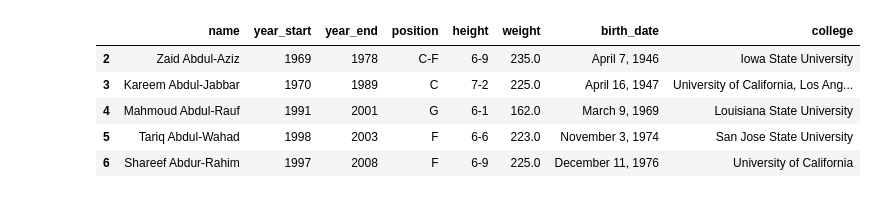
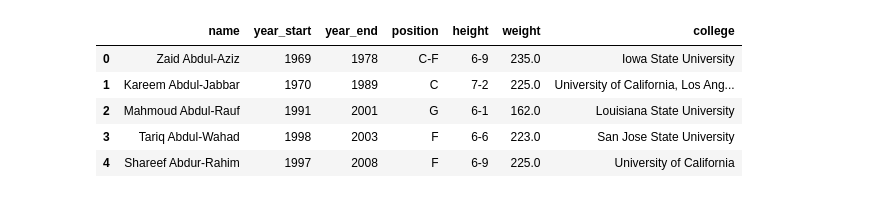
Before and after one commit to fralfaro/MAT281, a Jupyter notebook: docs/lectures/data_manipulation/pd_01b.ipynb, the cells around one changed output. Cells and saved outputs as stored; diff of their text form; code cells hidden in the pictures.

```diff
--- a/docs/lectures/data_manipulation/pd_01b.ipynb
+++ b/docs/lectures/data_manipulation/pd_01b.ipynb
@@ -5,0 +19,11 @@
+# %%
+import pandas as pd
+import numpy as np
+import seaborn as sns
+import matplotlib.pyplot as plt
+
+# Dataset NBA Players
+path = "https://raw.githubusercontent.com/fralfaro/MAT281/main/docs/lectures/data_manipulation/data/player_info.csv"
+df = pd.read_csv(path).dropna()
+df["decade"] = df["year_start"].apply(lambda x: "2000s" if x >= 2000 else "1900s")
+df.head()
@@ -33,6 +65,0 @@ import numpy as np
-# %%
-# cargar datos
-path = 'https://raw.githubusercontent.com/fralfaro/MAT281/main/docs/lectures/data_manipulation/data/player_info.csv'
-df = pd.read_csv(path, sep="," ).dropna()
-df['Decade'] = df['year_start'].apply(lambda x: '2000' if x>=2000 else '1900')
-df.head()
@@ -132,5 +125,5 @@ En pandas, el método `transform()` permite aplicar una función de transformaci
 # %%
-# Agrega una columna con el promedio de peso por década y posición
-df['mean_weight'] = df.groupby(['Decade','position'])['weight'].transform('mean')
-df.head()
+# Agrega la media del grupo como nueva columna (mantiene el índice original)
+df["mean_weight_group"] = df.groupby(["decade", "position"])["weight"].transform("mean")
+df[["name", "position", "decade", "weight", "mean_weight_group"]].head()
 # %% [output]
@@ -171,6 +154,8 @@ La función `concat()` realiza todo el trabajo pesado de realizar operaciones de
 # %%
-# cargar datos
-path = 'https://raw.githubusercontent.com/fralfaro/MAT281/main/docs/lectures/data_manipulation/data/player_info.csv'
-df = pd.read_csv(path, sep="," ).dropna()
-df.head()
+df_antes_2000  = df.loc[df["year_start"] < 2000]
+df_desde_2000  = df.loc[df["year_start"] >= 2000]
+
+# Mismas columnas → apila filas
+result = pd.concat([df_antes_2000, df_desde_2000])
+print(result.shape)   # misma cantidad de columnas
 # %% [output]
@@ -264,17 +181,19 @@ Este método permite enriquecer un conjunto de datos incorporando información q
 
 <img src="https://miro.medium.com/v2/0*-7x_-C-W1UUbF65N.png" width = "500" align="center"/>
 # %%
-# cargar datos
-path = 'https://raw.githubusercontent.com/fralfaro/MAT281/main/docs/lectures/data_manipulation/data/player_info.csv'
-df = pd.read_csv(path, sep="," ).dropna()
-df.head()
+df_info    = df[["name", "year_start", "year_end", "position"]]
+df_fisico  = df[["name", "height", "weight", "college"]]
+
+# Inner join por nombre
+result = pd.merge(df_info, df_fisico, on="name")
+result.head()
 # %% [output]
-|  | name | year_start | year_end | position | height | weight | birth_date | college |
-| 2 | Zaid Abdul-Aziz | 1969 | 1978 | C-F | 6-9 | 235.0 | April 7, 1946 | Iowa State University |
-| 3 | Kareem Abdul-Jabbar | 1970 | 1989 | C | 7-2 | 225.0 | April 16, 1947 | University of California, Los Ang... |
-| 4 | Mahmoud Abdul-Rauf | 1991 | 2001 | G | 6-1 | 162.0 | March 9, 1969 | Louisiana State University |
-| 5 | Tariq Abdul-Wahad | 1998 | 2003 | F | 6-6 | 223.0 | November 3, 1974 | San Jose State University |
-| 6 | Shareef Abdur-Rahim | 1997 | 2008 | F | 6-9 | 225.0 | December 11, 1976 | University of California |
+|  | name | year_start | year_end | position | height | weight | college |
+| 0 | Zaid Abdul-Aziz | 1969 | 1978 | C-F | 6-9 | 235.0 | Iowa State University |
+| 1 | Kareem Abdul-Jabbar | 1970 | 1989 | C | 7-2 | 225.0 | University of California, Los Ang... |
+| 2 | Mahmoud Abdul-Rauf | 1991 | 2001 | G | 6-1 | 162.0 | Louisiana State University |
+| 3 | Tariq Abdul-Wahad | 1998 | 2003 | F | 6-6 | 223.0 | San Jose State University |
+| 4 | Shareef Abdur-Rahim | 1997 | 2008 | F | 6-9 | 225.0 | University of California |
 # %% [markdown]
 **Por un columna**
 
```
Also changed, not shown: parts of 53 cells of this notebook, 1 other file.
